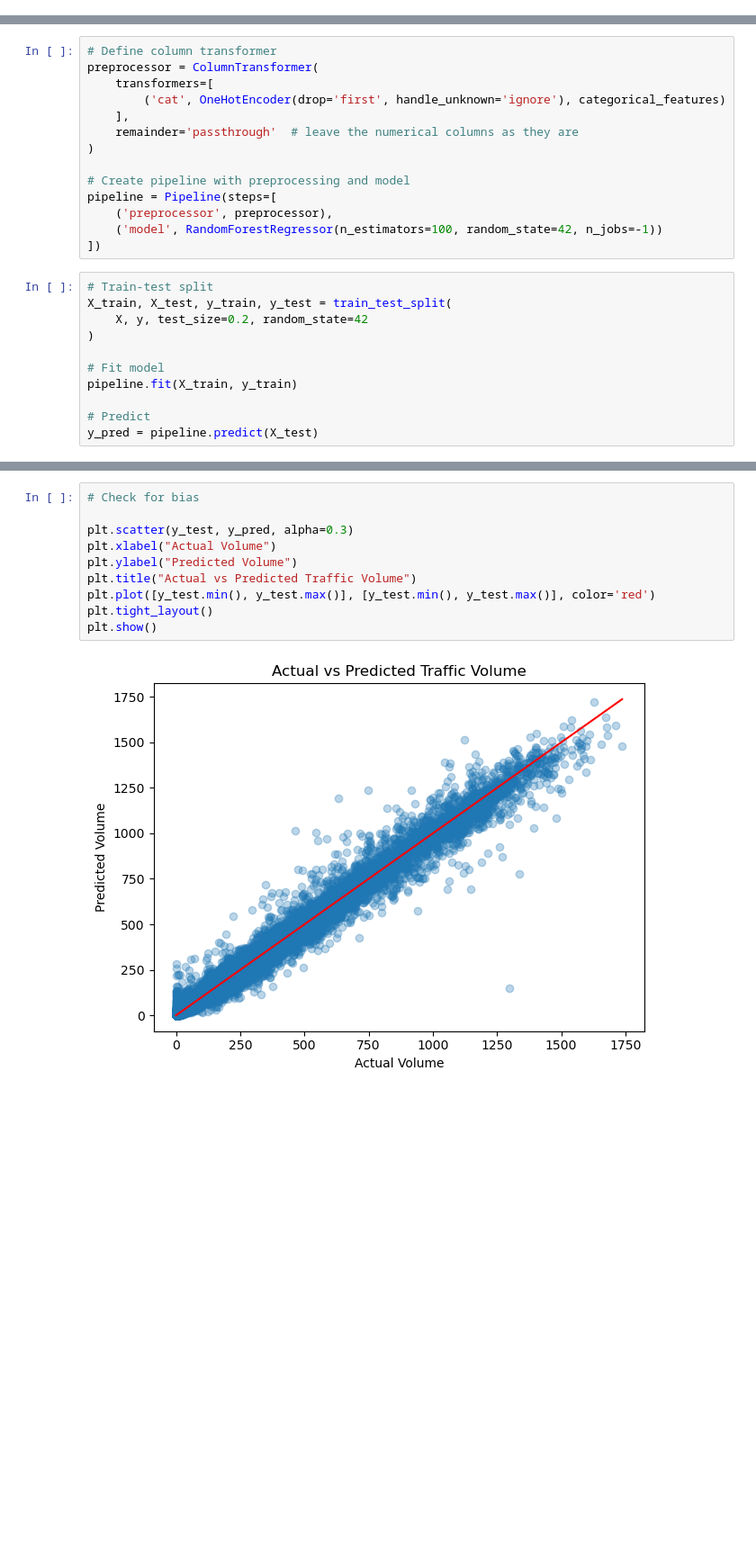
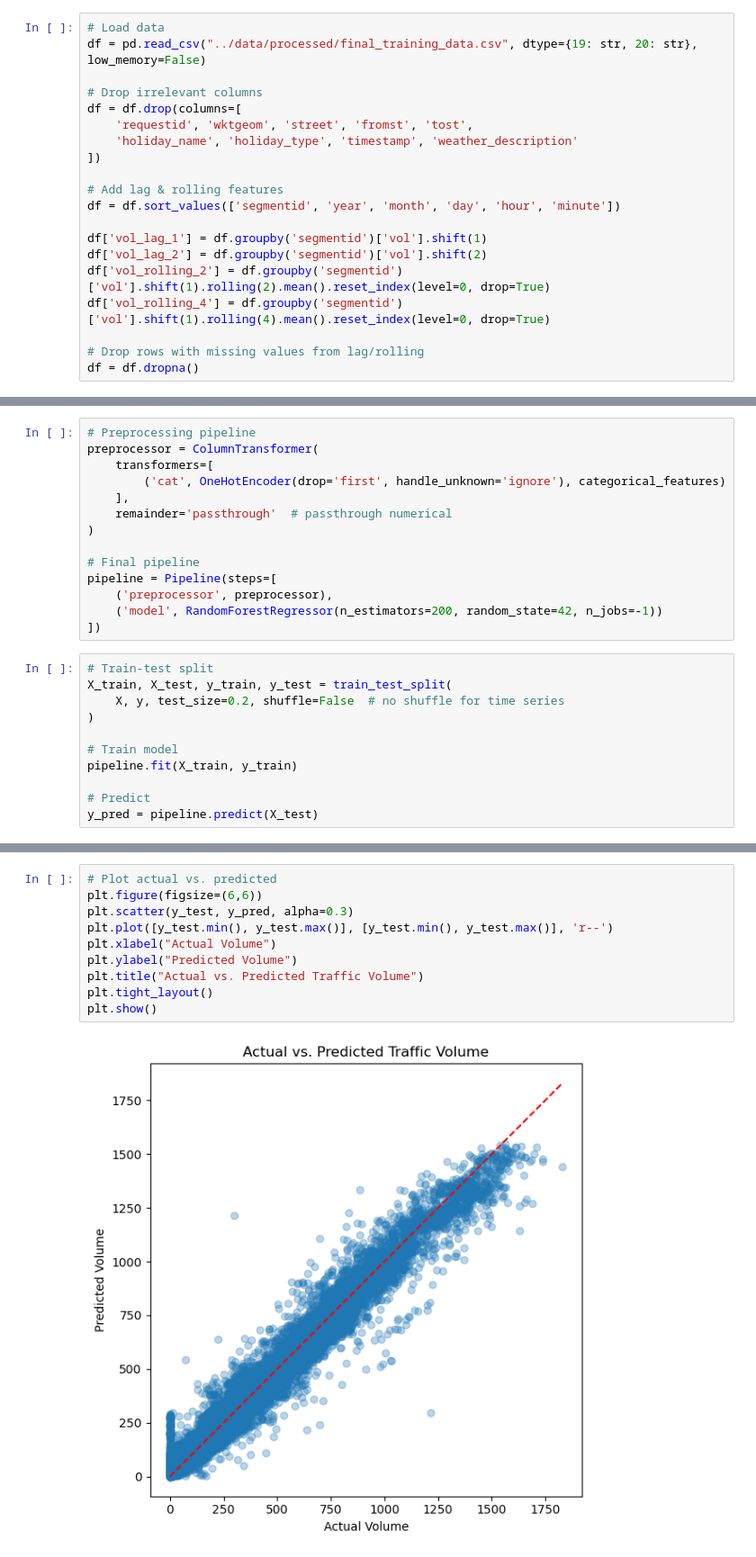
Before and after one commit to gavin-barro/Real-Time-Traffic-Prediction-Dashboard, a Jupyter notebook: notebooks/random_forest.ipynb, the cells around one changed output, grey strips where cells are left out. Shown at 90% size. Drawn from its saved outputs; the diff is of its cells as text; blank space fills up the shorter version.

Commit message:
significantly improved random forest model

```diff
--- a/notebooks/random_forest.ipynb
+++ b/notebooks/random_forest.ipynb
@@ -130,0 +11,20 @@ numerical_features = [
+# %%
+# Load data
+df = pd.read_csv("../data/processed/final_training_data.csv", dtype={19: str, 20: str}, low_memory=False)
+
+# Drop irrelevant columns
+df = df.drop(columns=[
+    'requestid', 'wktgeom', 'street', 'fromst', 'tost',
+    'holiday_name', 'holiday_type', 'timestamp', 'weather_description'
+])
+
+# Add lag & rolling features
+df = df.sort_values(['segmentid', 'year', 'month', 'day', 'hour', 'minute'])
+
+df['vol_lag_1'] = df.groupby('segmentid')['vol'].shift(1)
+df['vol_lag_2'] = df.groupby('segmentid')['vol'].shift(2)
+df['vol_rolling_2'] = df.groupby('segmentid')['vol'].shift(1).rolling(2).mean().reset_index(level=0, drop=True)
+df['vol_rolling_4'] = df.groupby('segmentid')['vol'].shift(1).rolling(4).mean().reset_index(level=0, drop=True)
+
+# Drop rows with missing values from lag/rolling
+df = df.dropna()
@@ -131,24 +39,24 @@ numerical_features = [
 # %%
-# Define column transformer
+# Preprocessing pipeline
 preprocessor = ColumnTransformer(
     transformers=[
         ('cat', OneHotEncoder(drop='first', handle_unknown='ignore'), categorical_features)
     ],
-    remainder='passthrough'  # leave the numerical columns as they are
+    remainder='passthrough'  # passthrough numerical
 )
 
-# Create pipeline with preprocessing and model
+# Final pipeline
 pipeline = Pipeline(steps=[
     ('preprocessor', preprocessor),
-    ('model', RandomForestRegressor(n_estimators=100, random_state=42, n_jobs=-1))
+    ('model', RandomForestRegressor(n_estimators=200, random_state=42, n_jobs=-1))
 ])
 # %%
 # Train-test split
 X_train, X_test, y_train, y_test = train_test_split(
-    X, y, test_size=0.2, random_state=42
+    X, y, test_size=0.2, shuffle=False  # no shuffle for time series
 )
 
-# Fit model
+# Train model
 pipeline.fit(X_train, y_train)
 
 # Predict
@@ -169,13 +77,13 @@ R²: 0.9840
 # %%
-# Check for bias
-
+# Plot actual vs. predicted
+plt.figure(figsize=(6,6))
 plt.scatter(y_test, y_pred, alpha=0.3)
+plt.plot([y_test.min(), y_test.max()], [y_test.min(), y_test.max()], 'r--')
 plt.xlabel("Actual Volume")
 plt.ylabel("Predicted Volume")
-plt.title("Actual vs Predicted Traffic Volume")
-plt.plot([y_test.min(), y_test.max()], [y_test.min(), y_test.max()], color='red')
+plt.title("Actual vs. Predicted Traffic Volume")
 plt.tight_layout()
 plt.show()
 # %% [output]
-[figure, old version]
+[figure, new version]
 # %%
```
Also changed, not shown: parts of 9 cells of this notebook, 1 other file.
